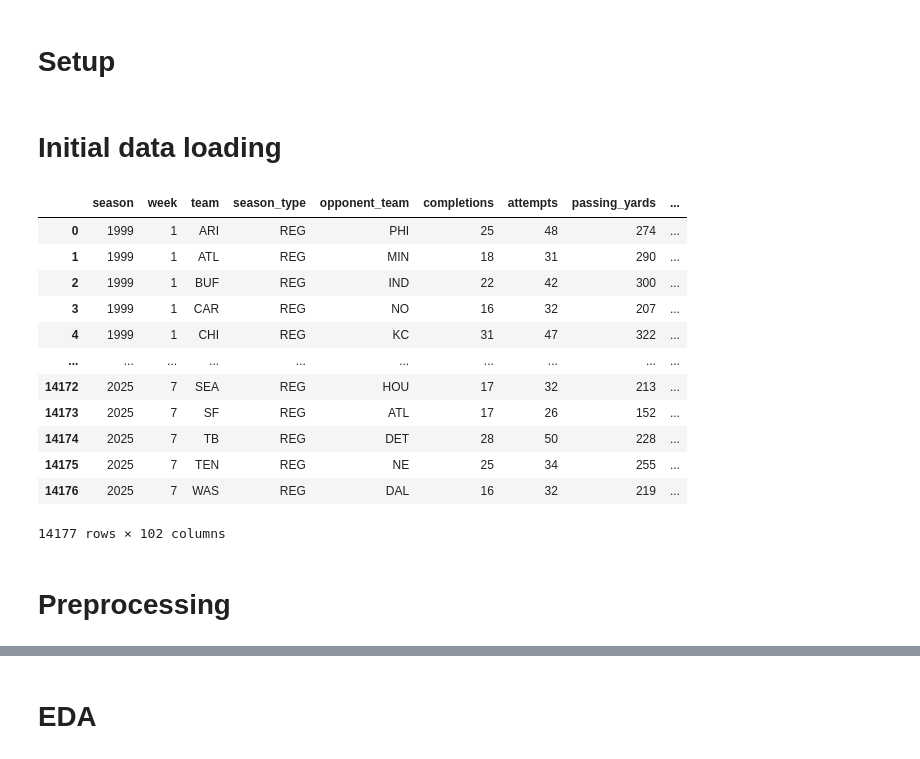
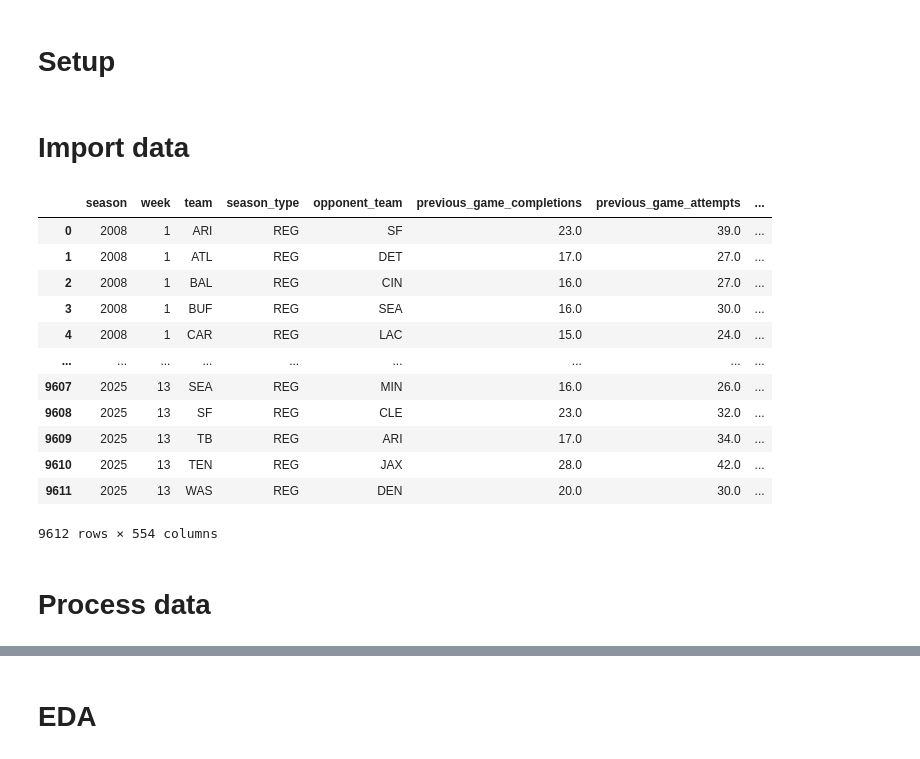
Before and after one commit to nico-fb/NFLPredictions, a Jupyter notebook: src/initial_eda.ipynb, the cells around one changed output, grey strips where cells are left out. Saved outputs shown, nothing was run; the diff lists cells and outputs as text; code cells hidden in the pictures.

```diff
--- a/data_setup.ipynb
+++ b/src/initial_eda.ipynb
@@ -14,24 +14,23 @@ from sklearn.preprocessing import StandardScaler
 # Set display options
 pd.set_option('display.max_rows', 1000)
 # %% [markdown]
-# Initial data loading
+# Import data
 # %%
-team_stats = nfl.load_team_stats(True)
-team_stats = team_stats.to_pandas()
-team_stats
+df = pd.read_csv('../data/clean_data.csv')
+df
 # %% [output]
-|  | season | week | team | season_type | opponent_team | completions | attempts | passing_yards | ... |
-| 0 | 1999 | 1 | ARI | REG | PHI | 25 | 48 | 274 | ... |
-| 1 | 1999 | 1 | ATL | REG | MIN | 18 | 31 | 290 | ... |
-| 2 | 1999 | 1 | BUF | REG | IND | 22 | 42 | 300 | ... |
-| 3 | 1999 | 1 | CAR | REG | NO | 16 | 32 | 207 | ... |
-| 4 | 1999 | 1 | CHI | REG | KC | 31 | 47 | 322 | ... |
-| ... | ... | ... | ... | ... | ... | ... | ... | ... | ... |
-| 14172 | 2025 | 7 | SEA | REG | HOU | 17 | 32 | 213 | ... |
-| 14173 | 2025 | 7 | SF | REG | ATL | 17 | 26 | 152 | ... |
-| 14174 | 2025 | 7 | TB | REG | DET | 28 | 50 | 228 | ... |
-| 14175 | 2025 | 7 | TEN | REG | NE | 25 | 34 | 255 | ... |
-| 14176 | 2025 | 7 | WAS | REG | DAL | 16 | 32 | 219 | ... |
+|  | season | week | team | season_type | opponent_team | previous_game_completions | previous_game_attempts | ... |
+| 0 | 2008 | 1 | ARI | REG | SF | 23.0 | 39.0 | ... |
+| 1 | 2008 | 1 | ATL | REG | DET | 17.0 | 27.0 | ... |
+| 2 | 2008 | 1 | BAL | REG | CIN | 16.0 | 27.0 | ... |
+| 3 | 2008 | 1 | BUF | REG | SEA | 16.0 | 30.0 | ... |
+| 4 | 2008 | 1 | CAR | REG | LAC | 15.0 | 24.0 | ... |
+| ... | ... | ... | ... | ... | ... | ... | ... | ... |
+| 9607 | 2025 | 13 | SEA | REG | MIN | 16.0 | 26.0 | ... |
+| 9608 | 2025 | 13 | SF | REG | CLE | 23.0 | 32.0 | ... |
+| 9609 | 2025 | 13 | TB | REG | ARI | 17.0 | 34.0 | ... |
+| 9610 | 2025 | 13 | TEN | REG | JAX | 28.0 | 42.0 | ... |
+| 9611 | 2025 | 13 | WAS | REG | DEN | 20.0 | 30.0 | ... |
-14177 rows × 102 columns
+9612 rows × 554 columns
 # %% [markdown]
-# Preprocessing
+# Process data
```
Also changed, not shown: parts of 10 cells of this notebook, 11 other files.
